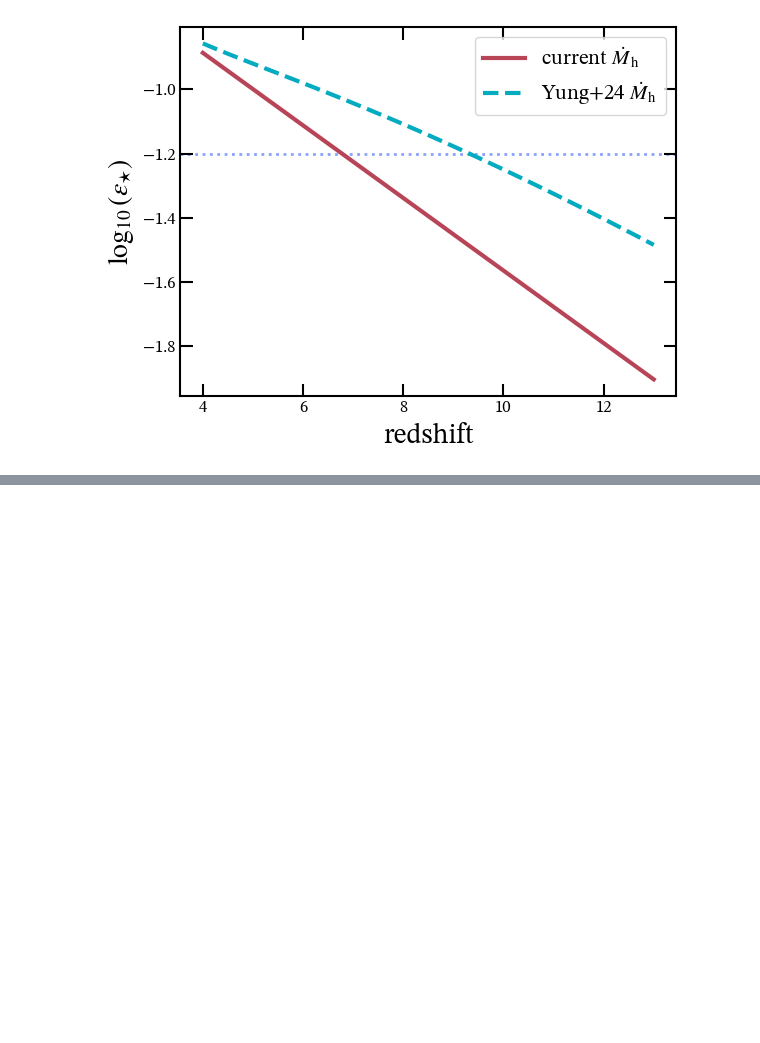
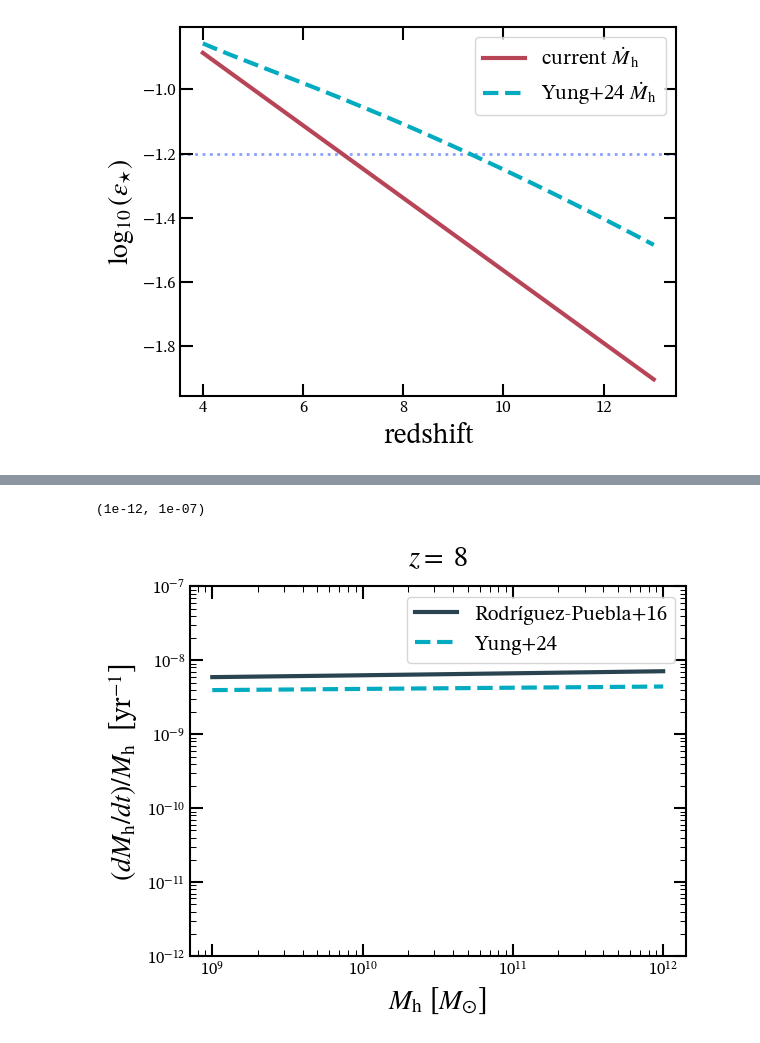
Before and after one commit to ebregou/modeling_stochasticity, a Jupyter notebook: notebooks/accretion_rate.ipynb, the cells around one changed output, grey strips where cells are left out. Cells and saved outputs as stored; diff of their text form; code cells hidden in the pictures; blank space fills up the shorter version.

```diff
--- a/notebooks/accretion_rate.ipynb
+++ b/notebooks/accretion_rate.ipynb
@@ -111,0 +146,21 @@ fig.savefig('/Users/eb35267/Desktop/code/figures/new_eps_star.png')
+# %%
+fig, ax = plt.subplots()
+
+plt.plot(Ms, 3*h*RP_acc/Ms, label = 'Rodríguez-Puebla+16', color = eplots.navy)
+plt.plot(Ms, Y_acc/Ms, label = 'Yung+24', color = eplots.turquoise, ls = 'dashed')
+
+ax.set_xscale('log')
+
+plt.title(fr'$z =$ {z}')
+
+ax.set_yscale('log')
+
+ax.set_ylabel(r'$(dM_{\rm{h}}/dt)/M_{\rm{h}}$  [yr$^{-1}$]')
+ax.set_xlabel(r'$M_{\rm{h}}$ [$M_{\odot}$]')
+
+ax.legend()
+
+ax.set_ylim(1e-12, 1e-7)
+# %% [output]
+(1e-12, 1e-07)
+[figure, added]
```
Also changed, not shown: parts of 11 cells of this notebook, 1 other file.
